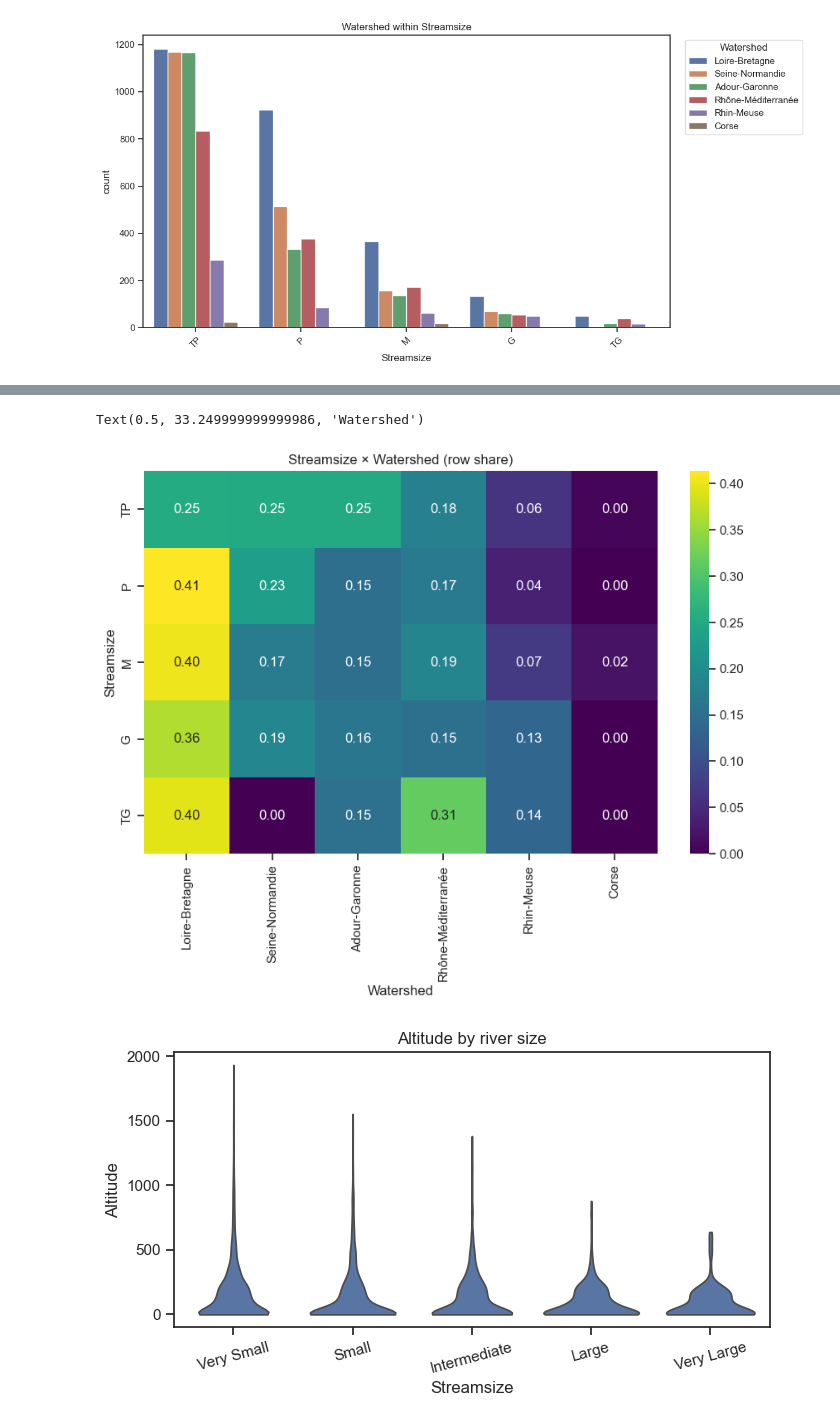
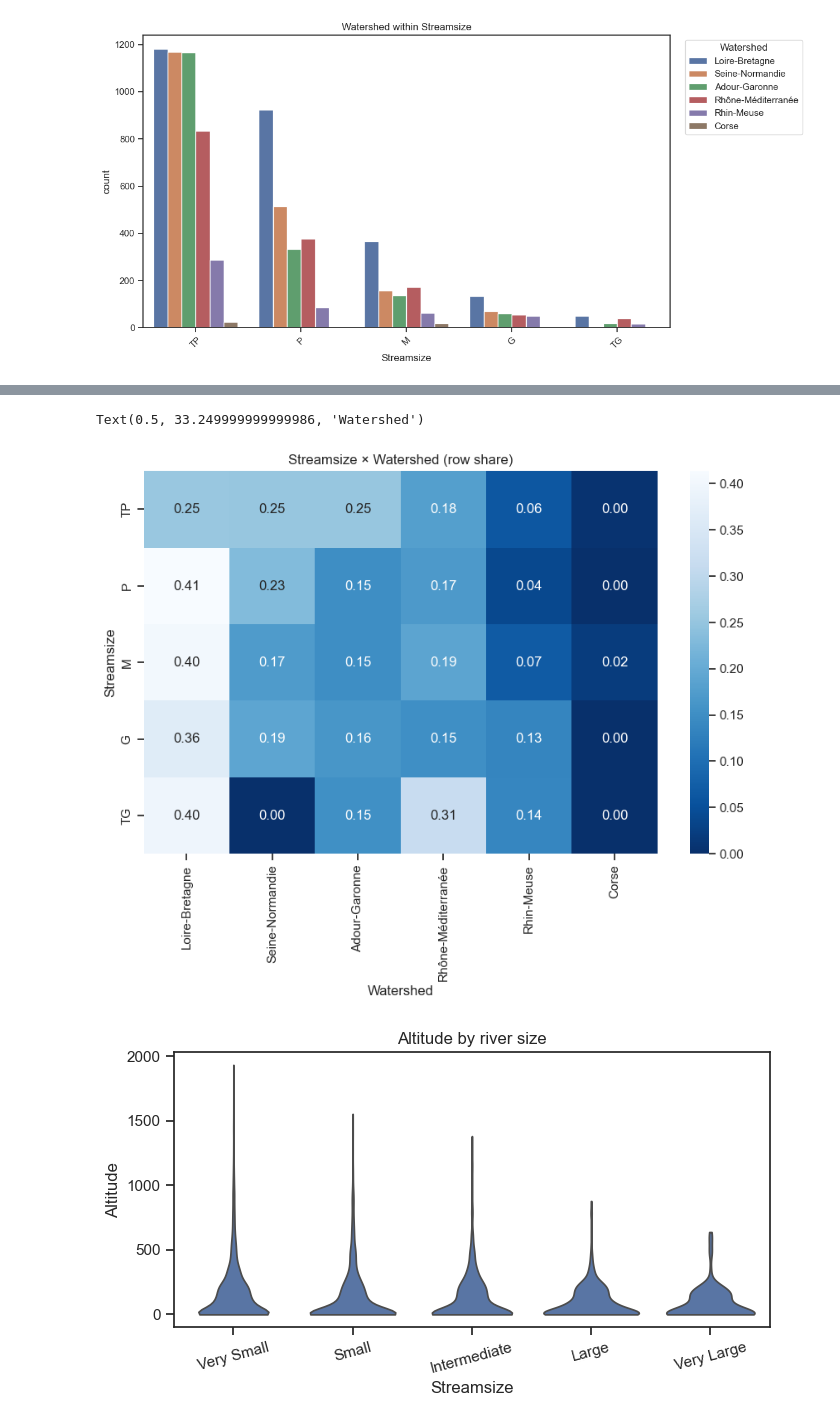
Before and after one commit to heritaco/Empilement-Tobit-CatBoost-et-interpolation-laplacienne-spatio-temporelle-pour-l-IBD-EQR, a Jupyter notebook: notebooks/00 Conocer los Datos lol/02 Info Sites.ipynb, the cells around one changed output, grey strips where cells are left out. Drawn from its saved outputs; the diff is of its cells as text; code cells hidden in the pictures.

```diff
--- a/notebooks/00 Conocer los Datos lol/02 Info Sites.ipynb
+++ b/notebooks/00 Conocer los Datos lol/02 Info Sites.ipynb
@@ -173,11 +173,11 @@ ct_row = ct.div(ct.sum(axis=1), axis=0)
 # %%
 plt.figure(figsize=(10,6))
-sns.heatmap(ct_row, annot=True, fmt='.2f', cmap='viridis')
+sns.heatmap(ct_row, annot=True, fmt='.2f', cmap='Blues_r')
 plt.title('Streamsize × Watershed (row share)')
 plt.ylabel('Streamsize'); plt.xlabel('Watershed')
 # %% [output]
 Text(0.5, 33.249999999999986, 'Watershed')
-[figure, old version]
+[figure, new version]
 # %%
 plt.figure(figsize=(7,4))
 sns.violinplot(data=df, x='Streamsize', y='Altitude', order=stream_order, inner=None, cut=0)
```
Also changed, not shown: parts of 3 cells of this notebook, 3 other files.
